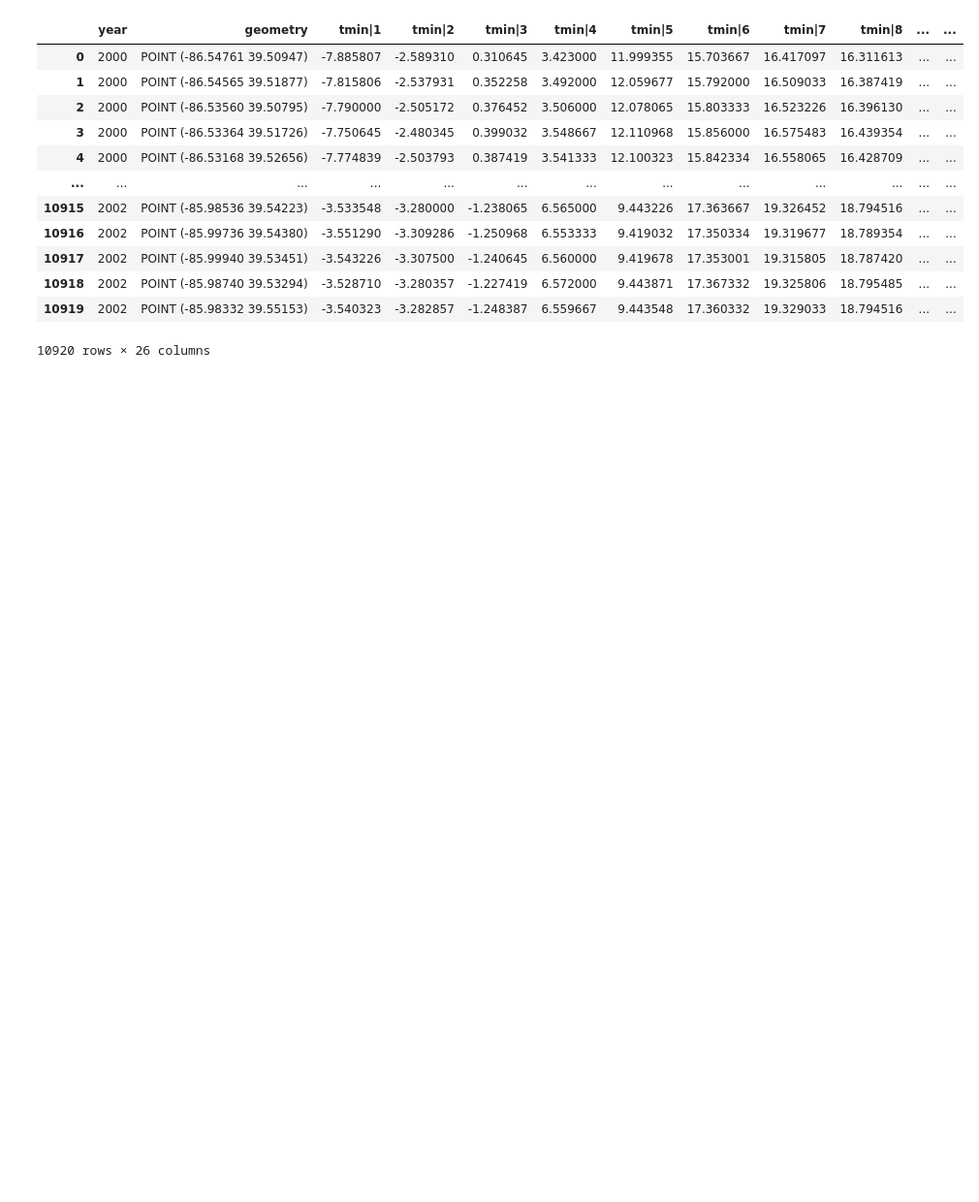
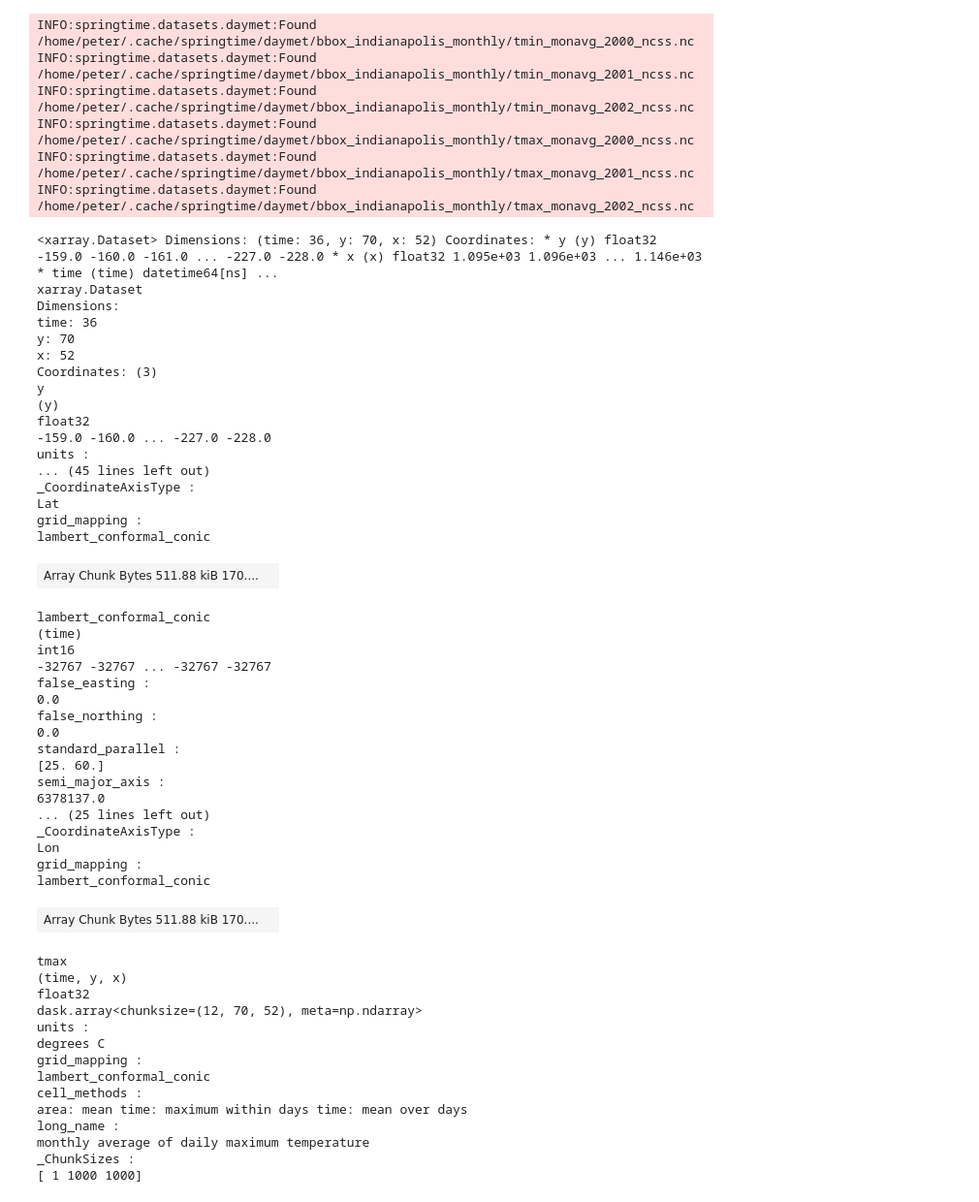
Before and after one commit to phenology/springtime, a Jupyter notebook: docs/user_guide/datasets/daymet.ipynb, the cells around one changed output. Shown at 97% size. Drawn from its saved outputs; the diff is of its cells as text; code cells hidden in the pictures; blank space fills up the shorter version.

Commit message:
Almost finish notebook on daymet

```diff
--- a/docs/user_guide/datasets/daymet.ipynb
+++ b/docs/user_guide/datasets/daymet.ipynb
@@ -36,25 +118,69 @@ df
 # %%
 from springtime.datasets import Daymet
 
-source = Daymet(
+daymet_area = Daymet(
     variables=["tmin", "tmax"],
     area={"name": "indianapolis", "bbox": [-86.5, 39.5, -86, 40.1]},
     years=[2000, 2002],
     frequency="monthly",
 )
 
-source.load()
+ds = daymet_area.raw_load()
+ds
 # %% [output]
+INFO:springtime.datasets.daymet:Found /home/peter/.cache/springtime/daymet/bbox_indianapolis_monthly/tmin_monavg_2000_ncss.nc
+INFO:springtime.datasets.daymet:Found /home/peter/.cache/springtime/daymet/bbox_indianapolis_monthly/tmin_monavg_2001_ncss.nc
+INFO:springtime.datasets.daymet:Found /home/peter/.cache/springtime/daymet/bbox_indianapolis_monthly/tmin_monavg_2002_ncss.nc
+INFO:springtime.datasets.daymet:Found /home/peter/.cache/springtime/daymet/bbox_indianapolis_monthly/tmax_monavg_2000_ncss.nc
+INFO:springtime.datasets.daymet:Found /home/peter/.cache/springtime/daymet/bbox_indianapolis_monthly/tmax_monavg_2001_ncss.nc
+INFO:springtime.datasets.daymet:Found /home/peter/.cache/springtime/daymet/bbox_indianapolis_monthly/tmax_monavg_2002_ncss.nc
+<xarray.Dataset> Dimensions: (time: 36, y: 70, x: 52) Coordinates: * y (y) float32 -159.0 -160.0 -161.0 ... -227.0 -228.0 * x (x) float32 1.095e+03 1.096e+03 ... 1.146e+03 * time (time) datetime64[ns] ...
+xarray.Dataset
+Dimensions:
+time: 36
+y: 70
+x: 52
+Coordinates: (3)
+y
+(y)
+float32
+-159.0 -160.0 ... -227.0 -228.0
+units :
+... (45 lines left out)
+_CoordinateAxisType :
+Lat
+grid_mapping :
+lambert_conformal_conic
-|  | year | geometry | tmin|1 | tmin|2 | tmin|3 | tmin|4 | tmin|5 | tmin|6 | tmin|7 | tmin|8 | ... | ... |
-| 0 | 2000 | POINT (-86.54761 39.50947) | -7.885807 | -2.589310 | 0.310645 | 3.423000 | 11.999355 | 15.703667 | 16.417097 | 16.311613 | ... | ... |
-| 1 | 2000 | POINT (-86.54565 39.51877) | -7.815806 | -2.537931 | 0.352258 | 3.492000 | 12.059677 | 15.792000 | 16.509033 | 16.387419 | ... | ... |
-| 2 | 2000 | POINT (-86.53560 39.50795) | -7.790000 | -2.505172 | 0.376452 | 3.506000 | 12.078065 | 15.803333 | 16.523226 | 16.396130 | ... | ... |
-| 3 | 2000 | POINT (-86.53364 39.51726) | -7.750645 | -2.480345 | 0.399032 | 3.548667 | 12.110968 | 15.856000 | 16.575483 | 16.439354 | ... | ... |
-| 4 | 2000 | POINT (-86.53168 39.52656) | -7.774839 | -2.503793 | 0.387419 | 3.541333 | 12.100323 | 15.842334 | 16.558065 | 16.428709 | ... | ... |
-| ... | ... | ... | ... | ... | ... | ... | ... | ... | ... | ... | ... | ... |
-| 10915 | 2002 | POINT (-85.98536 39.54223) | -3.533548 | -3.280000 | -1.238065 | 6.565000 | 9.443226 | 17.363667 | 19.326452 | 18.794516 | ... | ... |
-| 10916 | 2002 | POINT (-85.99736 39.54380) | -3.551290 | -3.309286 | -1.250968 | 6.553333 | 9.419032 | 17.350334 | 19.319677 | 18.789354 | ... | ... |
-| 10917 | 2002 | POINT (-85.99940 39.53451) | -3.543226 | -3.307500 | -1.240645 | 6.560000 | 9.419678 | 17.353001 | 19.315805 | 18.787420 | ... | ... |
-| 10918 | 2002 | POINT (-85.98740 39.53294) | -3.528710 | -3.280357 | -1.227419 | 6.572000 | 9.443871 | 17.367332 | 19.325806 | 18.795485 | ... | ... |
-| 10919 | 2002 | POINT (-85.98332 39.55153) | -3.540323 | -3.282857 | -1.248387 | 6.559667 | 9.443548 | 17.360332 | 19.329033 | 18.794516 | ... | ... |
+| Array Chunk Bytes 511.88 kiB 170.... |  |
-10920 rows × 26 columns
+lambert_conformal_conic
+(time)
+int16
+-32767 -32767 ... -32767 -32767
+false_easting :
+0.0
+false_northing :
+0.0
+standard_parallel :
+[25. 60.]
+semi_major_axis :
+6378137.0
+... (25 lines left out)
+_CoordinateAxisType :
+Lon
+grid_mapping :
+lambert_conformal_conic
+| Array Chunk Bytes 511.88 kiB 170.... |  |
+tmax
+(time, y, x)
+float32
+dask.array<chunksize=(12, 70, 52), meta=np.ndarray>
+units :
+degrees C
+grid_mapping :
+lambert_conformal_conic
+cell_methods :
+area: mean time: maximum within days time: mean over days
+long_name :
+monthly average of daily maximum temperature
+_ChunkSizes :
+[ 1 1000 1000]
```
Also changed, not shown: parts of 25 cells of this notebook, 4 other files.
